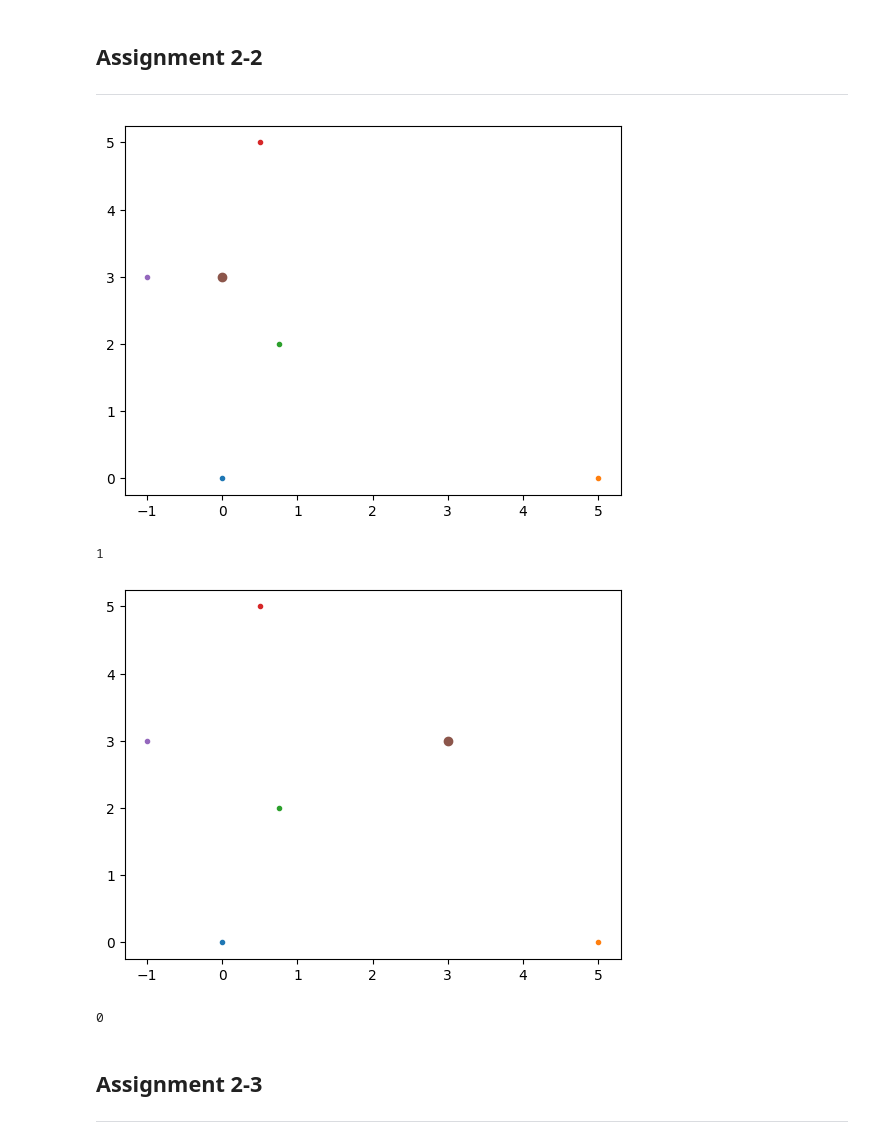
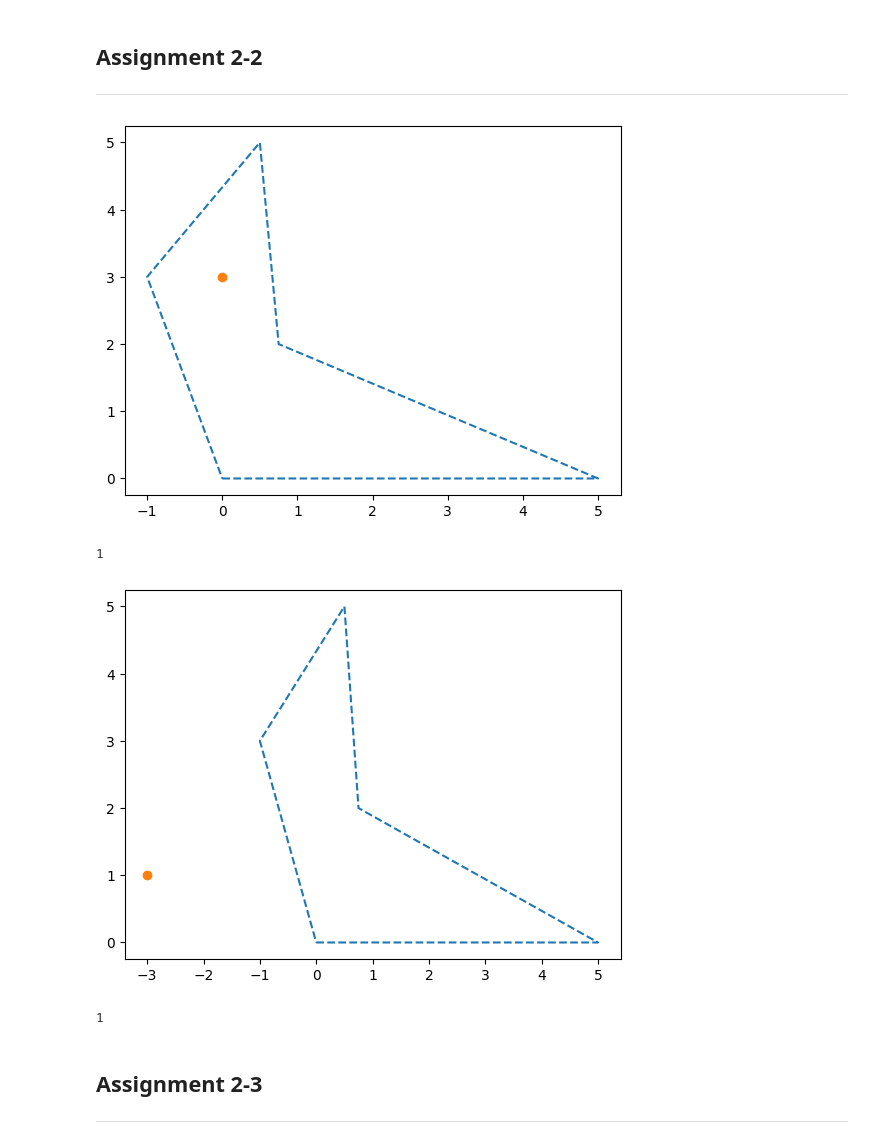
Before and after one commit to mtscott/cs584, a Jupyter notebook: hw2.ipynb, the cells around one changed output. Cells and saved outputs as stored; diff of their text form; code cells hidden in the pictures.

```diff
--- a/hw2.ipynb
+++ b/hw2.ipynb
@@ -179,38 +179,44 @@ p4 = Point(0.5,5)
 p5 = Point(-1,3)
 
 q = Point(0,3)
+draw = [[p1.x,p1.y],[p2.x,p2.y],[p3.x,p3.y],[p4.x,p4.y],[p5.x,p5.y]]
+draw.append(draw[0]) #repeat the first point to create a 'closed loop'
 
+xs, ys = zip(*draw) #create lists of x and y values
 
-plt.plot(p1.x,p1.y, '.', p2.x,p2.y, '.', p3.x,p3.y, '.', p4.x,p4.y, '.', p5.x,p5.y, '.')
+plt.figure()
+plt.plot(xs,ys, '--')
 plt.plot(q.x, q.y, 'o')
 plt.show()
 
 points = [p1,p2,p3,p4,p5]
-
 print(numCount(q, points))
 # %% [output]
-[figure, old version]
+[figure, new version]
 1
 # %%
 p1 = Point(0,0)
 p2 = Point(5,0)
 p3 = Point(0.75,2)
 p4 = Point(0.5,5)
 p5 = Point(-1,3)
 
-q = Point(3,3)
+q = Point(-3,1)
+draw = [[p1.x,p1.y],[p2.x,p2.y],[p3.x,p3.y],[p4.x,p4.y],[p5.x,p5.y]]
+draw.append(draw[0]) #repeat the first point to create a 'closed loop'
 
+xs, ys = zip(*draw) #create lists of x and y values
 
-plt.plot(p1.x,p1.y, '.', p2.x,p2.y, '.', p3.x,p3.y, '.', p4.x,p4.y, '.', p5.x,p5.y, '.')
+plt.figure()
+plt.plot(xs,ys, '--')
 plt.plot(q.x, q.y, 'o')
 plt.show()
 
 points = [p1,p2,p3,p4,p5]
-
 print(numCount(q, points))
 # %% [output]
-[figure, old version]
+[figure, new version]
-0
+1
 # %% [markdown]
 ## Assignment 2-3
 ***
```
Also changed, not shown: parts of 1 cell of this notebook.
